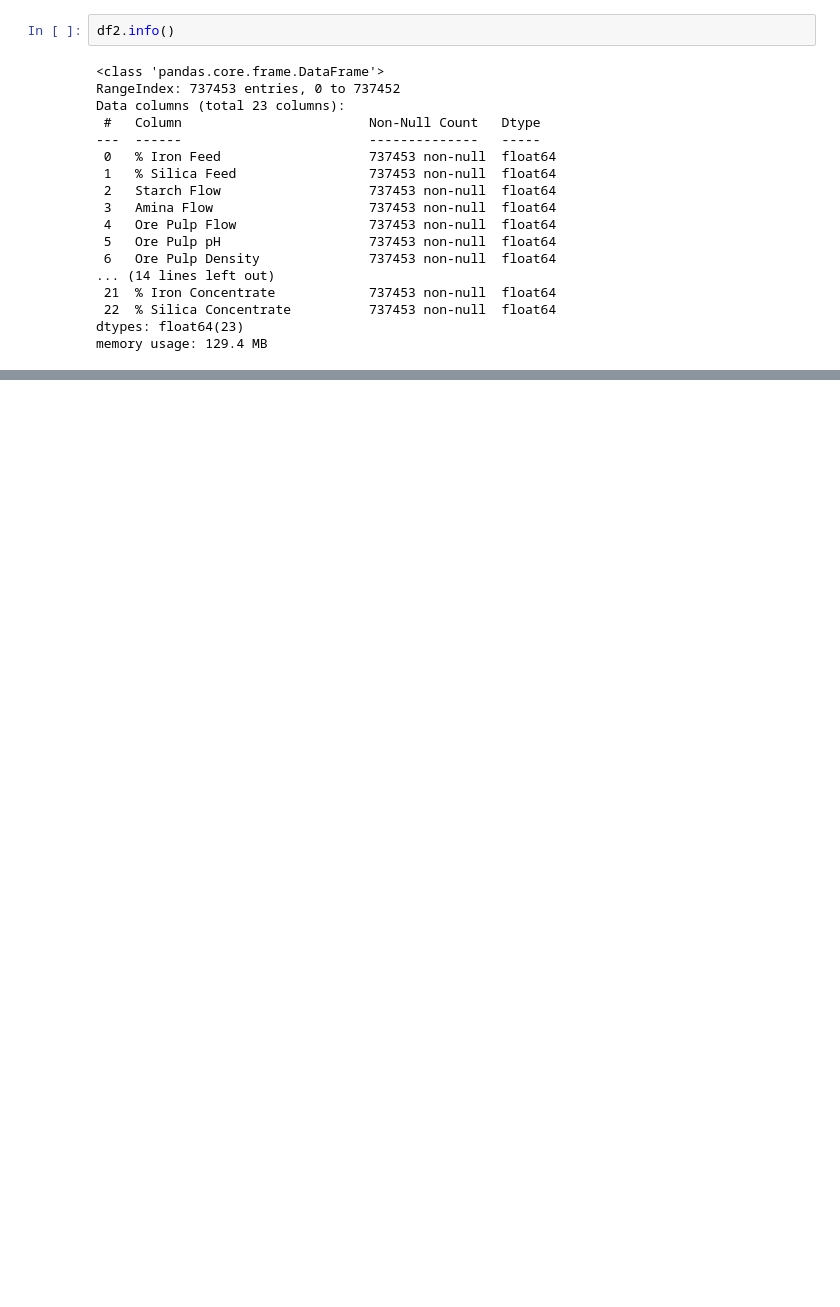
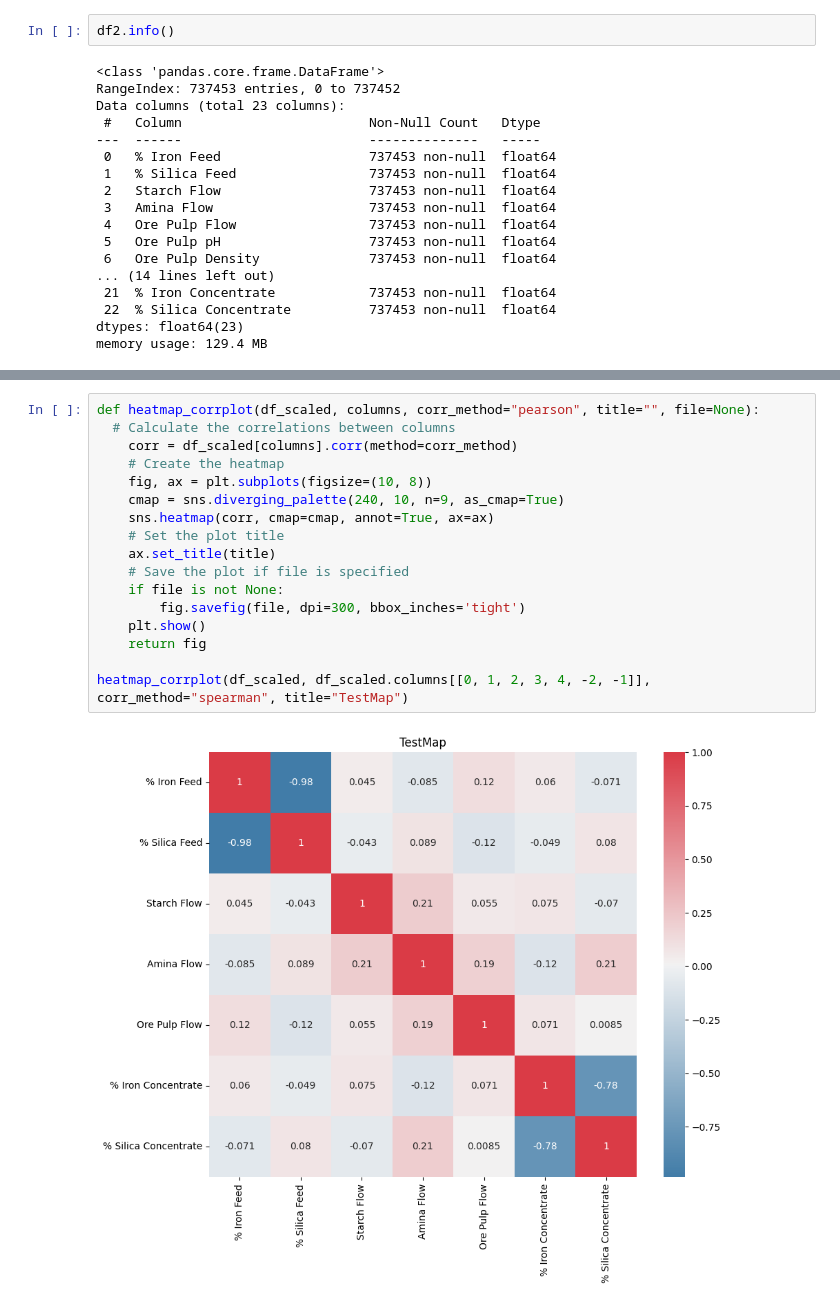
Before and after one commit to arifaygun/Magnimind-ML, a Jupyter notebook: Iron_Ore_Froth_Flotation_Quality_Prediction.ipynb, the cells around one changed output, grey strips where cells are left out. Drawn from its saved outputs; the diff is of its cells as text; blank space fills up the shorter version.

```diff
--- a/Iron_Ore_Froth_Flotation_Quality_Prediction.ipynb
+++ b/Iron_Ore_Froth_Flotation_Quality_Prediction.ipynb
@@ -130,0 +258,19 @@ memory usage: 129.4 MB
+# %%
+def heatmap_corrplot(df_scaled, columns, corr_method="pearson", title="", file=None):
+  # Calculate the correlations between columns
+    corr = df_scaled[columns].corr(method=corr_method)
+    # Create the heatmap
+    fig, ax = plt.subplots(figsize=(10, 8))
+    cmap = sns.diverging_palette(240, 10, n=9, as_cmap=True)
+    sns.heatmap(corr, cmap=cmap, annot=True, ax=ax)
+    # Set the plot title
+    ax.set_title(title)
+    # Save the plot if file is specified
+    if file is not None:
+        fig.savefig(file, dpi=300, bbox_inches='tight')
+    plt.show()
+    return fig
+
+heatmap_corrplot(df_scaled, df_scaled.columns[[0, 1, 2, 3, 4, -2, -1]], corr_method="spearman", title="TestMap")
+# %% [output]
+[figure, added]
```
Also changed, not shown: parts of 24 cells of this notebook.
